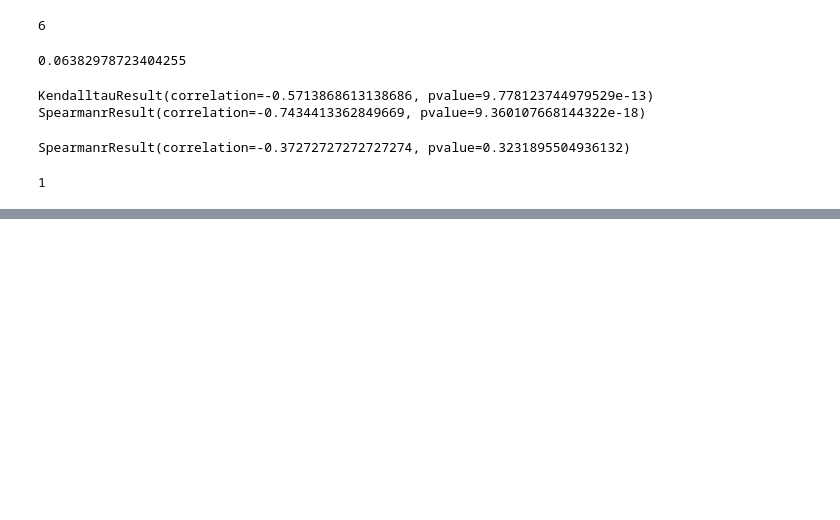
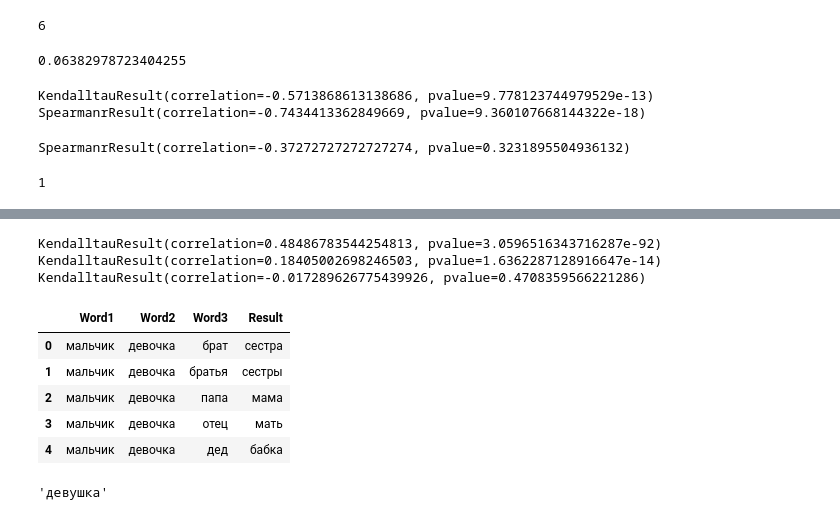
Before and after one commit to dkbrz/Tolstoy_Word_Usage, a Jupyter notebook: Tolstoy Word Usage.ipynb, the cells around one changed output, grey strips where cells are left out. Saved outputs shown, nothing was run; the diff lists cells and outputs as text; code cells hidden in the pictures; blank space fills up the shorter version.

```diff
--- a/Tolstoy Word Usage.ipynb
+++ b/Tolstoy Word Usage.ipynb
@@ -469,0 +447,20 @@ KendalltauResult(correlation=nan, pvalue=nan)
+# %%
+print (kendalltau(short_simlex['Tolstoy'], short_simlex['19']))
+print (kendalltau(short_simlex['Score_SL'], short_simlex['19']))
+print (kendalltau(short_simlex['Tolstoy'], short_simlex['Score_SL']))
+# %% [output]
+KendalltauResult(correlation=0.48486783544254813, pvalue=3.0596516343716287e-92)
+KendalltauResult(correlation=0.18405002698246503, pvalue=1.6362287128916647e-14)
+KendalltauResult(correlation=-0.017289626775439926, pvalue=0.4708359566221286)
+# %%
+family = pd.read_csv('./data/ru_analogy_family.txt', sep=' ', header=None)
+family.columns = ['Word1','Word2','Word3','Result']
+# %%
+family.head()
+# %% [output]
+|  | Word1 | Word2 | Word3 | Result |
+| 0 | мальчик | девочка | брат | сестра |
+| 1 | мальчик | девочка | братья | сестры |
+| 2 | мальчик | девочка | папа | мама |
+| 3 | мальчик | девочка | отец | мать |
+| 4 | мальчик | девочка | дед | бабка |
@@ -469,0 +480,4 @@ KendalltauResult(correlation=nan, pvalue=nan)
+# %%
+model_tolstoy_cbow.wv.most_similar(positive=['мальчик','девочка'], negative=['братья'])[0][0]
+# %% [output]
+'девушка'
```
Also changed, not shown: parts of 50 cells of this notebook, 1 other file.
